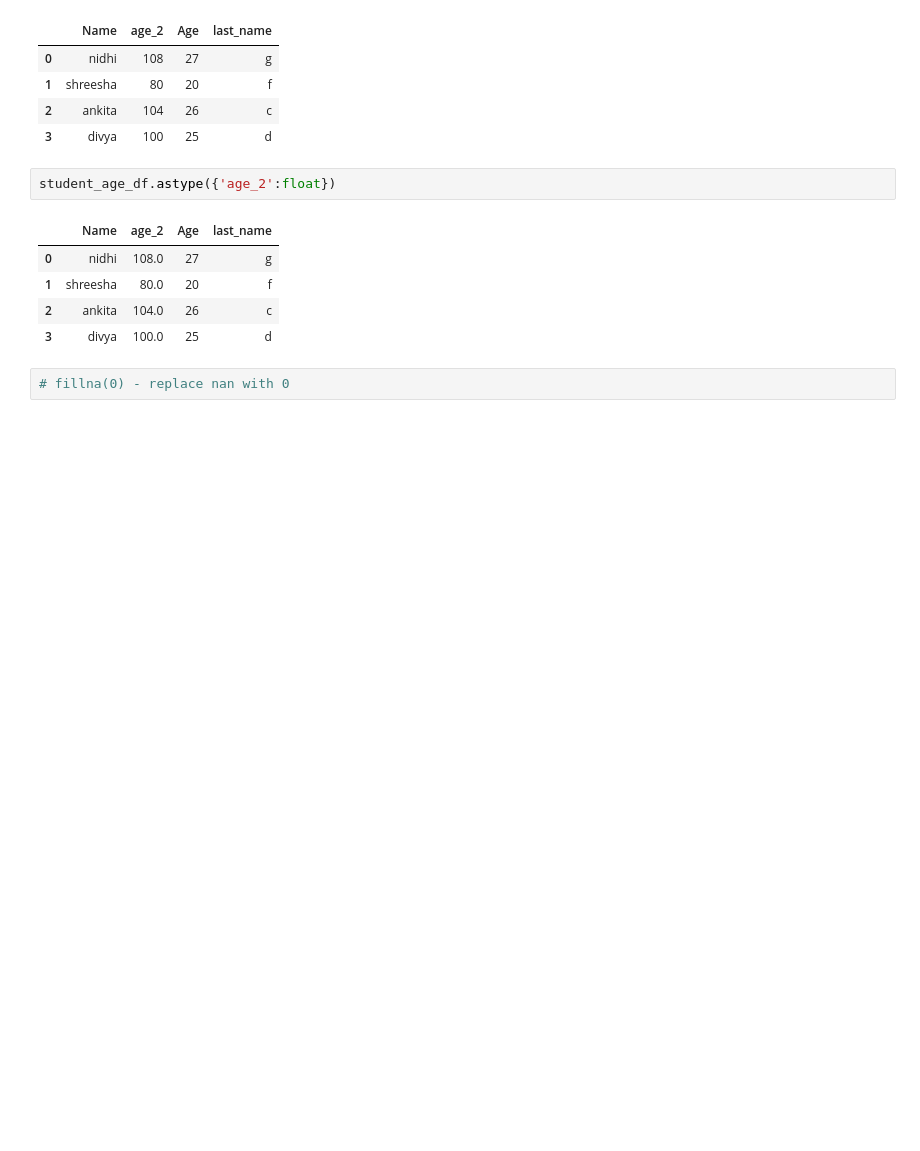
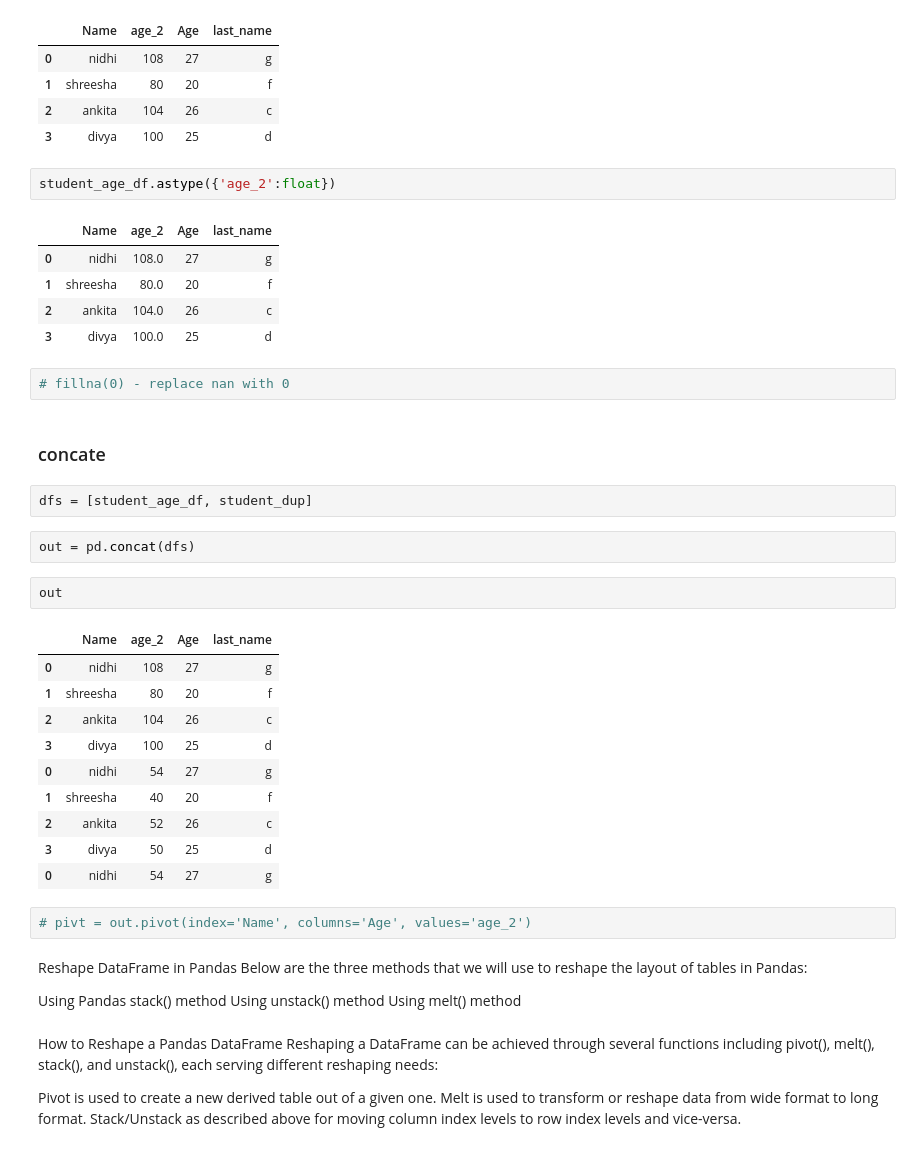
Before and after one commit to Shrinidhig29/leetcode_24, a Jupyter notebook: Pandas_Easy_Question.ipynb, the cells around one changed output. Cells and saved outputs as stored; diff of their text form; blank space fills up the shorter version.

```diff
--- a/Pandas_Easy_Question.ipynb
+++ b/Pandas_Easy_Question.ipynb
@@ -245,3 +245,39 @@ student_age_df.astype({'age_2':float})
 | 3 | divya | 100.0 | 25 | d |
 # %%
 # fillna(0) - replace nan with 0
+# %% [markdown]
+### concate
+# %%
+dfs = [student_age_df, student_dup]
+# %%
+out = pd.concat(dfs)
+# %%
+out
+# %% [output]
+|  | Name | age_2 | Age | last_name |
+| 0 | nidhi | 108 | 27 | g |
+| 1 | shreesha | 80 | 20 | f |
+| 2 | ankita | 104 | 26 | c |
+| 3 | divya | 100 | 25 | d |
+| 0 | nidhi | 54 | 27 | g |
+| 1 | shreesha | 40 | 20 | f |
+| 2 | ankita | 52 | 26 | c |
+| 3 | divya | 50 | 25 | d |
+| 0 | nidhi | 54 | 27 | g |
+# %%
+# pivt = out.pivot(index='Name', columns='Age', values='age_2')
+# %% [markdown]
+Reshape DataFrame in Pandas
+Below are the three methods that we will use to reshape the layout of tables in Pandas:
+
+Using Pandas stack() method
+Using unstack() method
+Using melt() method
+# %% [markdown]
+How to Reshape a Pandas DataFrame
+Reshaping a DataFrame can be achieved through several functions including pivot(), melt(), stack(), and unstack(), each serving different reshaping needs:
+
+
+Pivot is used to create a new derived table out of a given one.
+Melt is used to transform or reshape data from wide format to long format.
+Stack/Unstack as described above for moving column index levels to row index levels and vice-versa.
```
